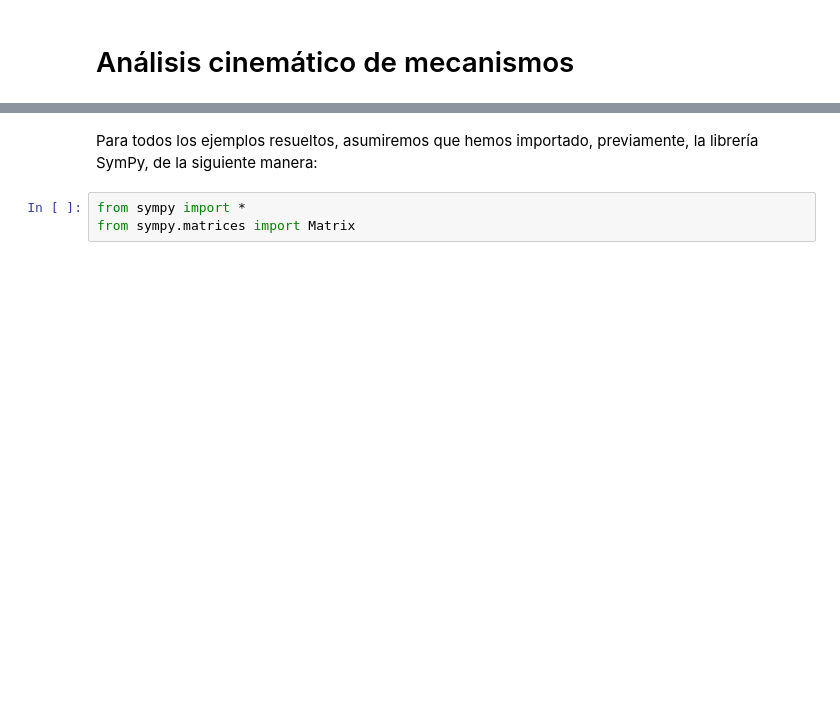
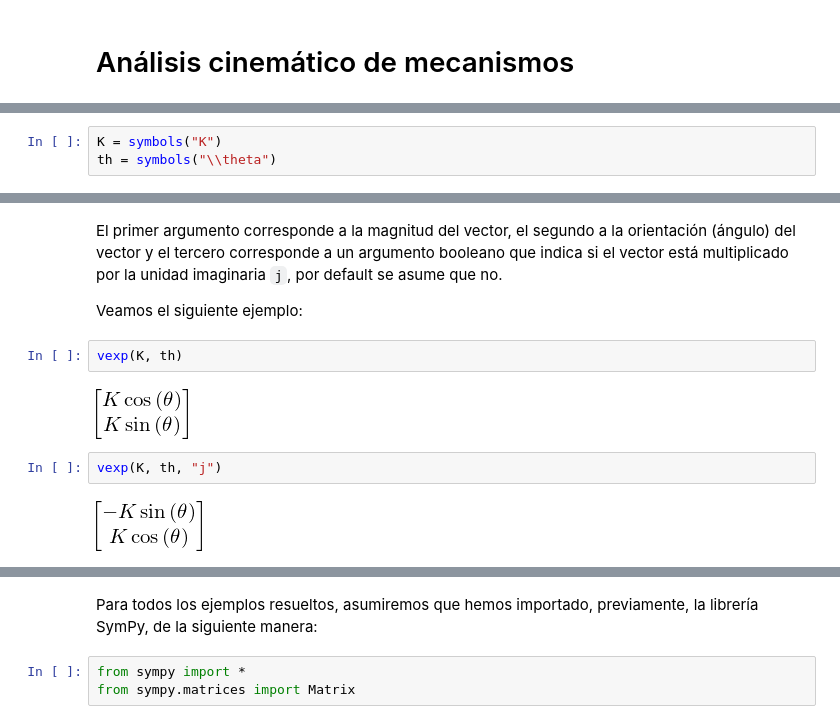
Before and after one commit to JorgeDeLosSantos/apuntes-python, a Jupyter notebook: Análisis cinemático de mecanismos.ipynb, the cells around one changed output, grey strips where cells are left out. Cells and saved outputs as stored; diff of their text form; blank space fills up the shorter version.

```diff
--- a/Análisis cinemático de mecanismos.ipynb
+++ b/Análisis cinemático de mecanismos.ipynb
@@ -2,0 +55,3 @@
+# %%
+K = symbols("K")
+th = symbols("\\theta")
@@ -2,0 +79,12 @@
+# %% [markdown]
+El primer argumento corresponde a la magnitud del vector, el segundo a la orientación (ángulo) del vector y el tercero corresponde a un argumento booleano que indica si el vector está multiplicado por la unidad imaginaria `j`, por default se asume que no.
+
+Veamos el siguiente ejemplo:
+# %%
+vexp(K, th)
+# %% [output]
+[figure, added]
+# %%
+vexp(K, th, "j")
+# %% [output]
+[figure, added]
```
Also changed, not shown: parts of 25 cells of this notebook, 6 other files.
